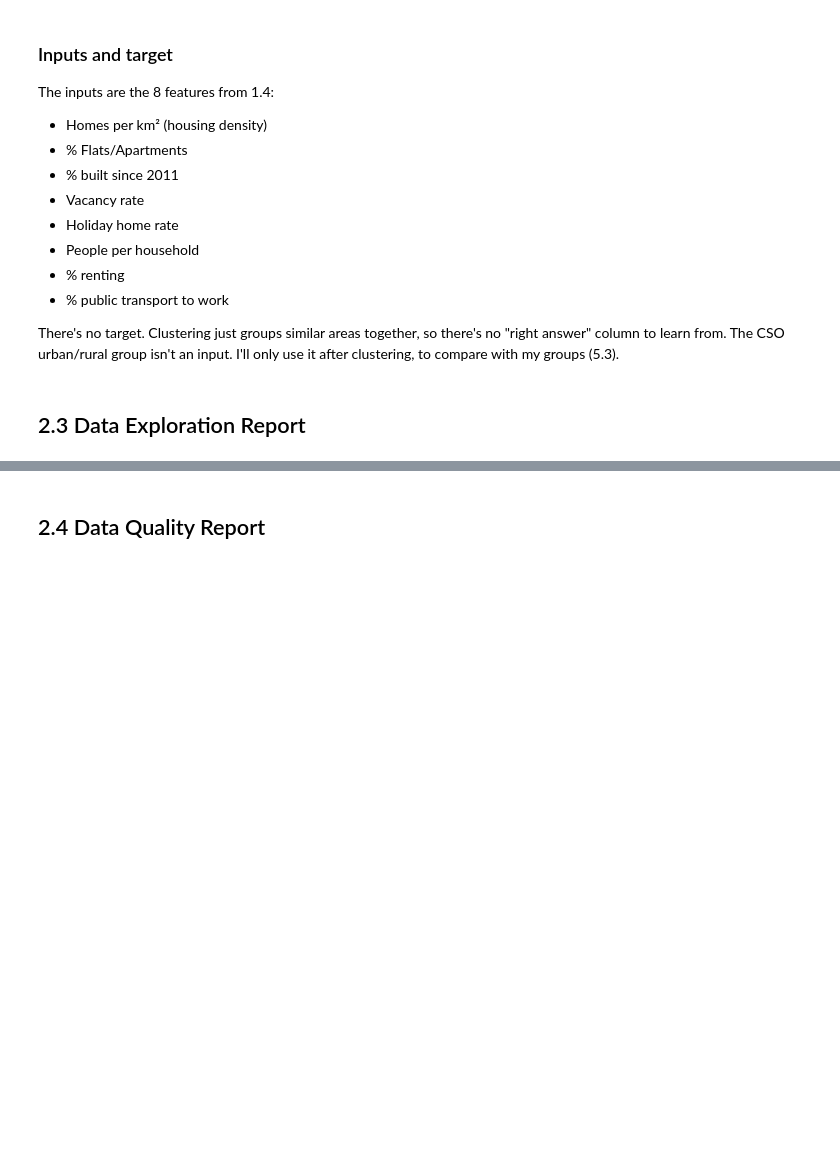
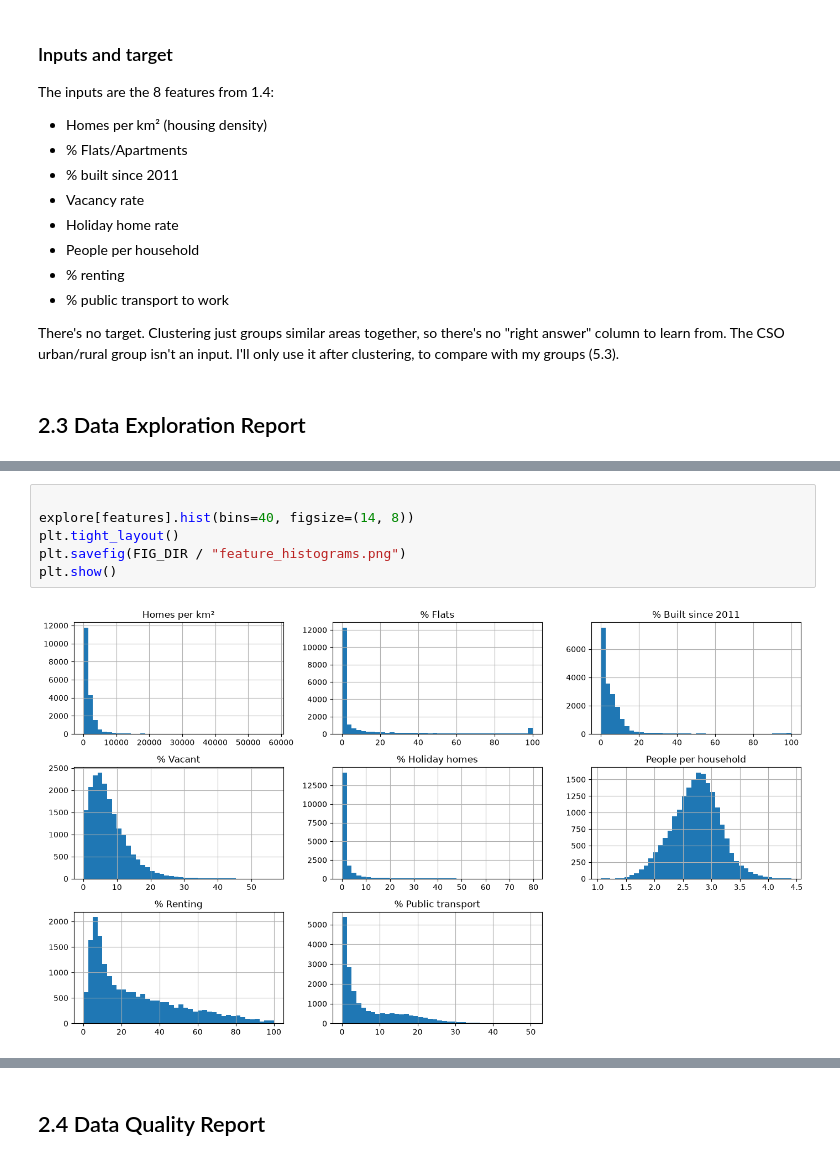
Before and after one commit to SwoopCodes/Data-Analytics_Irish-housing-density, a Jupyter notebook: notebooks/CA2_CRISP_DM_Notebook.ipynb, the cells around one changed output, grey strips where cells are left out. Drawn from its saved outputs; the diff is of its cells as text; blank space fills up the shorter version.

```diff
--- a/notebooks/CA2_CRISP_DM_Notebook.ipynb
+++ b/notebooks/CA2_CRISP_DM_Notebook.ipynb
@@ -401,0 +493,8 @@ There's no target. Clustering just groups similar areas together, so there's no
+# %%
+
+explore[features].hist(bins=40, figsize=(14, 8))
+plt.tight_layout()
+plt.savefig(FIG_DIR / "feature_histograms.png")
+plt.show()
+# %% [output]
+[figure, added]
```
Also changed, not shown: parts of 19 cells of this notebook, 5 other files.
